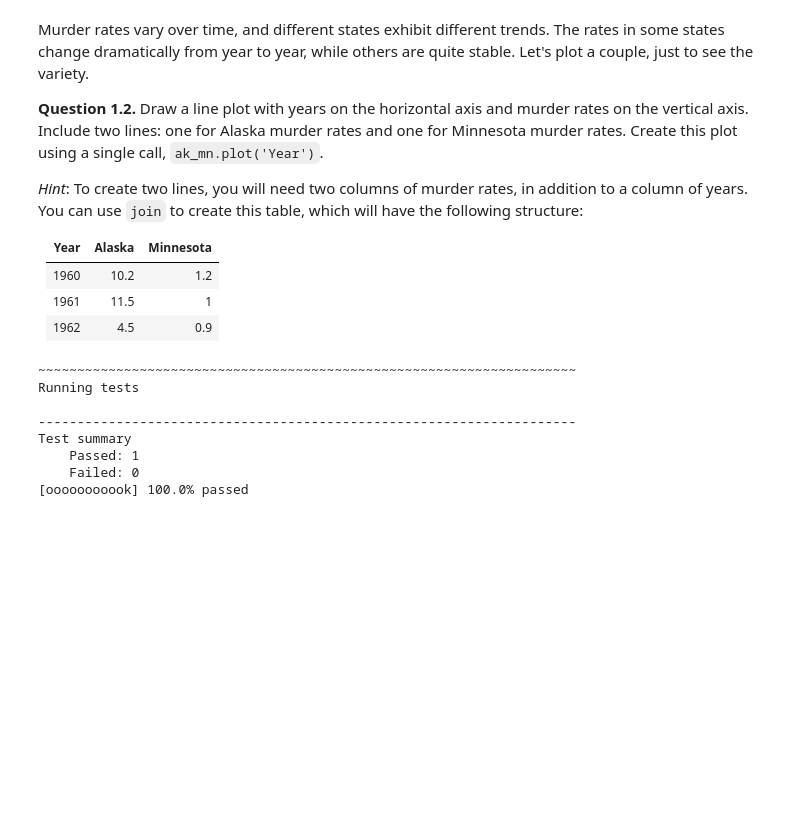
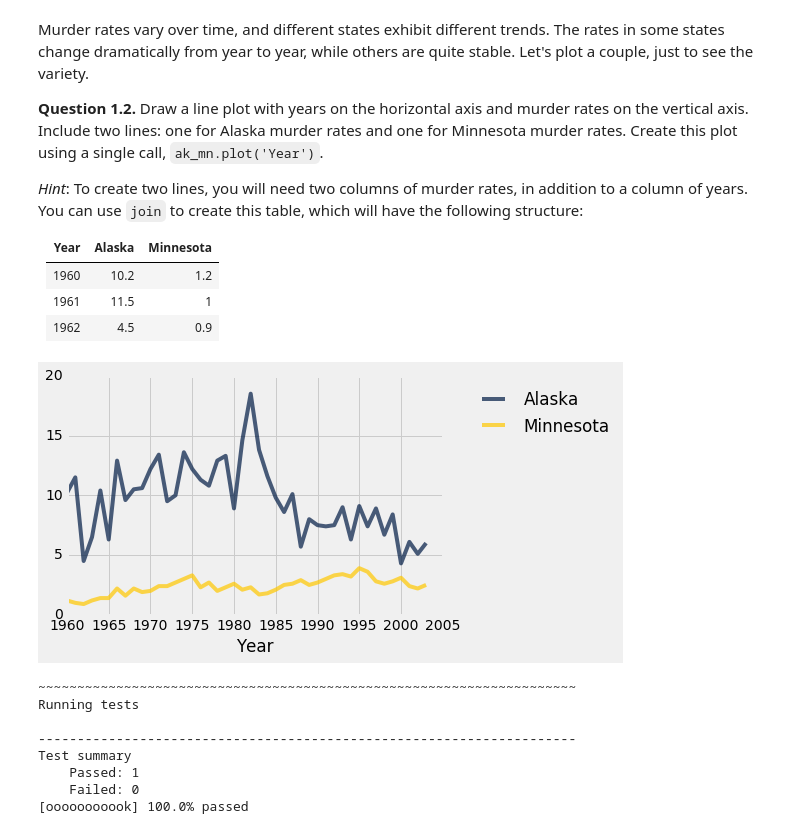
Before and after one commit to data-8/data8assets, a Jupyter notebook: labs/project3/project3.ipynb, the cells around one changed output. Cells and saved outputs as stored; diff of their text form; code cells hidden in the pictures; blank space fills up the shorter version.

```diff
--- a/labs/project3/project3.ipynb
+++ b/labs/project3/project3.ipynb
@@ -81,12 +81,15 @@ vertical axis. Include two lines: one for Alaska murder rates and one for Minnes
 # %%
 ak = murder_rates.where('State', 'Alaska').drop(['State', 'Population']).relabeled(1, 'Alaska')
 mn = murder_rates.where('State', 'Minnesota').drop(['State', 'Population']).relabeled(1, 'Minnesota')
 # Fill in this line to make a table like the one pictured above.
 ak_mn = Table().with_columns([
         "Year", ak.column("Year"),
         "Alaska", ak.column("Alaska"),
         "Minnesota", mn.column("Minnesota")
     ])
+ak_mn.plot("Year")
+# %% [output]
+[figure, added]
 # %%
 _ = project3.grade("q12")
 # %% [output]
```
Also changed, not shown: parts of 21 cells of this notebook, 1 other file.
